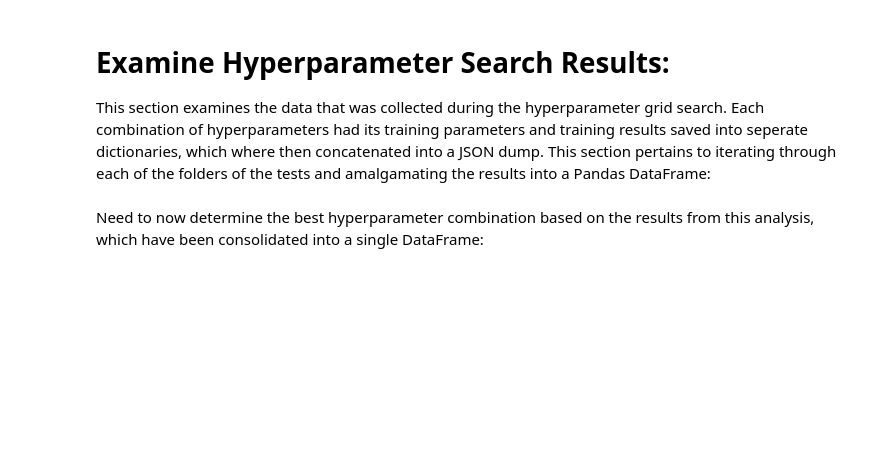
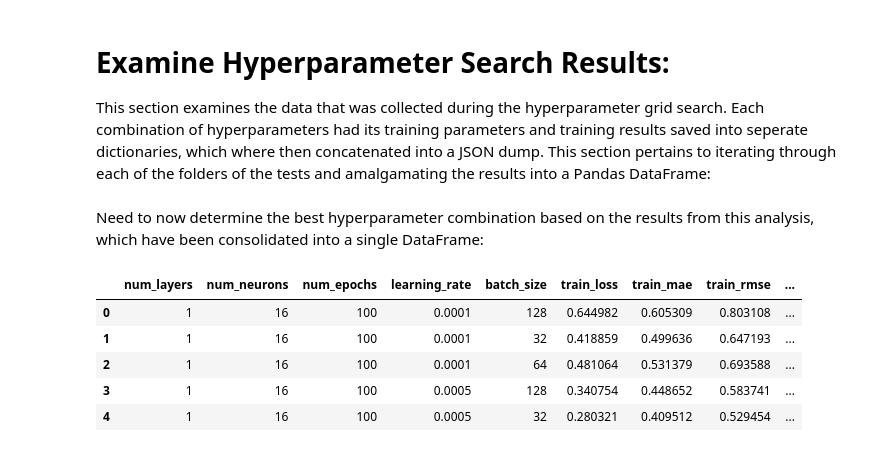
Before and after one commit to MattTidd/Inference-Systems, a Jupyter notebook: Python_Design/ANN_Design/ANN_V1.ipynb, the cells around one changed output. Drawn from its saved outputs; the diff is of its cells as text; code cells hidden in the pictures; blank space fills up the shorter version.

```diff
--- a/Python_Design/ANN_Design/ANN_V1.ipynb
+++ b/Python_Design/ANN_Design/ANN_V1.ipynb
@@ -130,6 +130,11 @@ Within this section, a function is defined for instantiating models using the Ke
 # query user for whether they want to grid search:
 
 grid_search = input('perform grid search? (True/False)')
+
+if grid_search.strip().lower() == 'true':
+    grid_search = True
+else:
+    grid_search = False
 
 if grid_search == True:
     # define parameter values to be explored:
@@ -142,7 +147,7 @@ if grid_search == True:
     combinations = len(num_hidden_layers) * len(num_hidden_neurons) * len(num_epochs) * len(learning_rates) * len(batch_sizes)
 
     LOSS_FUNCTION = 'mse'
-    METRICS = ['mae', keras.metrics.RootMeanSquaredError()]
+    METRICS = ['mae', keras.metrics.RootMeanSquaredError(), keras.metrics.R2Score()]
 # %% [markdown]
 Define a model generation function:
 # %%
@@ -285,3 +292,12 @@ results_df = pd.DataFrame(results)
 results_df.to_csv("consolidated_results.csv", index = False)
 # %% [markdown]
 Need to now determine the best hyperparameter combination based on the results from this analysis, which have been consolidated into a single DataFrame:
+# %%
+results_df.head()
+# %% [output]
+|  | num_layers | num_neurons | num_epochs | learning_rate | batch_size | train_loss | train_mae | train_rmse | ... |
+| 0 | 1 | 16 | 100 | 0.0001 | 128 | 0.644982 | 0.605309 | 0.803108 | ... |
+| 1 | 1 | 16 | 100 | 0.0001 | 32 | 0.418859 | 0.499636 | 0.647193 | ... |
+| 2 | 1 | 16 | 100 | 0.0001 | 64 | 0.481064 | 0.531379 | 0.693588 | ... |
+| 3 | 1 | 16 | 100 | 0.0005 | 128 | 0.340754 | 0.448652 | 0.583741 | ... |
+| 4 | 1 | 16 | 100 | 0.0005 | 32 | 0.280321 | 0.409512 | 0.529454 | ... |
```
Also changed, not shown: parts of 1 cell of this notebook.
